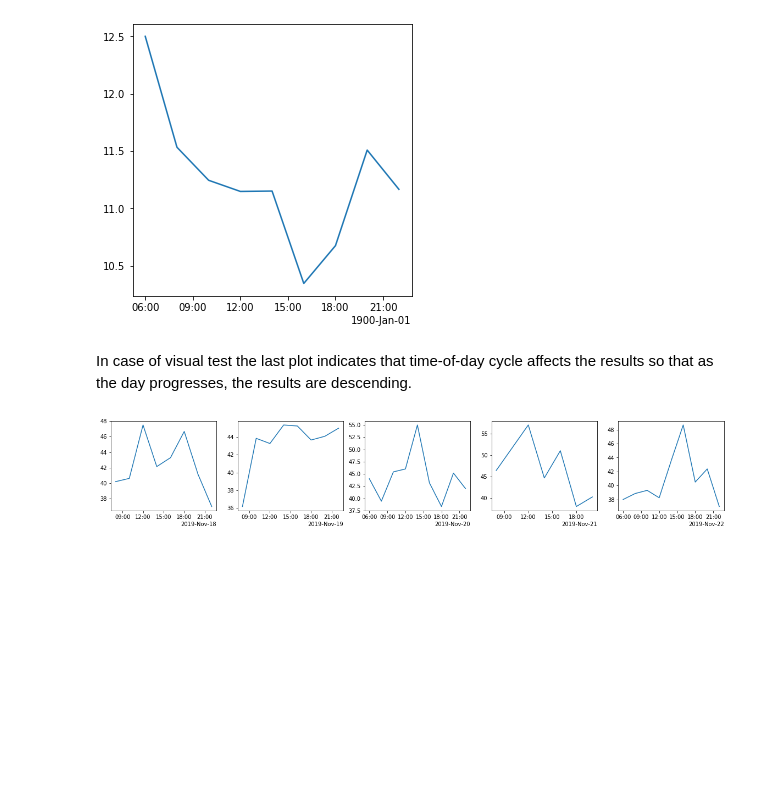
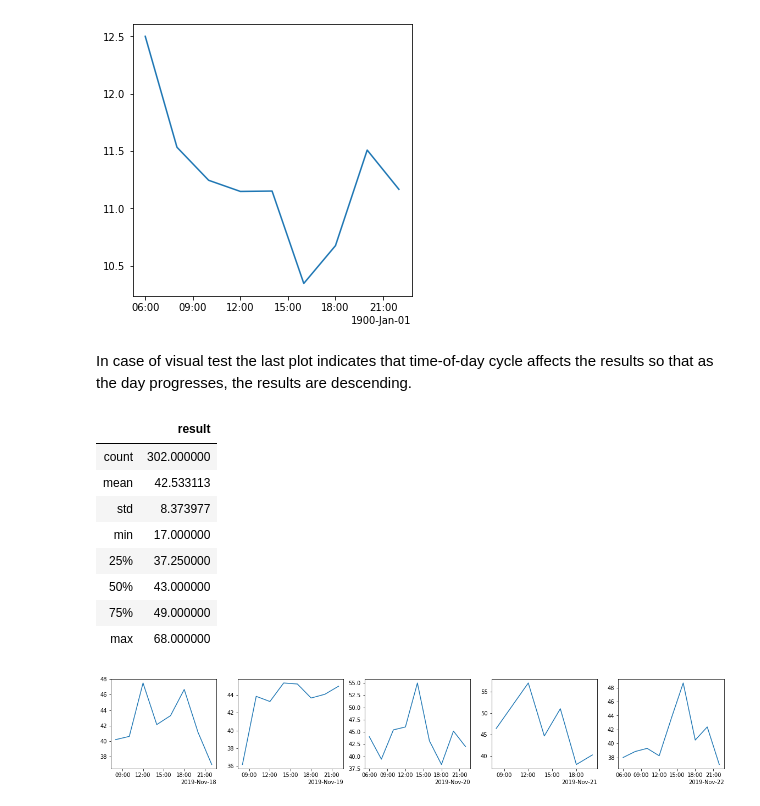
Before and after one commit to kaareltinn/icns-project, a Jupyter notebook: project.ipynb, the cells around one changed output. Drawn from its saved outputs; the diff is of its cells as text; code cells hidden in the pictures; blank space fills up the shorter version.

```diff
--- a/project.ipynb
+++ b/project.ipynb
@@ -259,10 +274,21 @@ In case of visual test the last plot indicates that time-of-day cycle affects th
 # %%
 typing_data = pd.concat(total_data['typing'])
 
 typing_data.set_index(typing_data['datetime'], inplace=True)
 typing_data = typing_data.loc['2019-11-18':'2019-11-22'] # Disgarding data from 23rd and 24th November since only present for one subject
 
 typing_2h_means = typing_data.resample('2H').mean().dropna() # Two-hour interval 'result' means, dropping NaN results
+typing_data.describe()
+# %% [output]
+|  | result |
+| count | 302.000000 |
+| mean | 42.533113 |
+| std | 8.373977 |
+| min | 17.000000 |
+| 25% | 37.250000 |
+| 50% | 43.000000 |
+| 75% | 49.000000 |
+| max | 68.000000 |
 # %%
 fig, axs = plt.subplots(1, 5, figsize=(20,3))
 for day, ax in zip(range(18, 23), axs):
```
Also changed, not shown: parts of 22 cells of this notebook, 7 other files.
